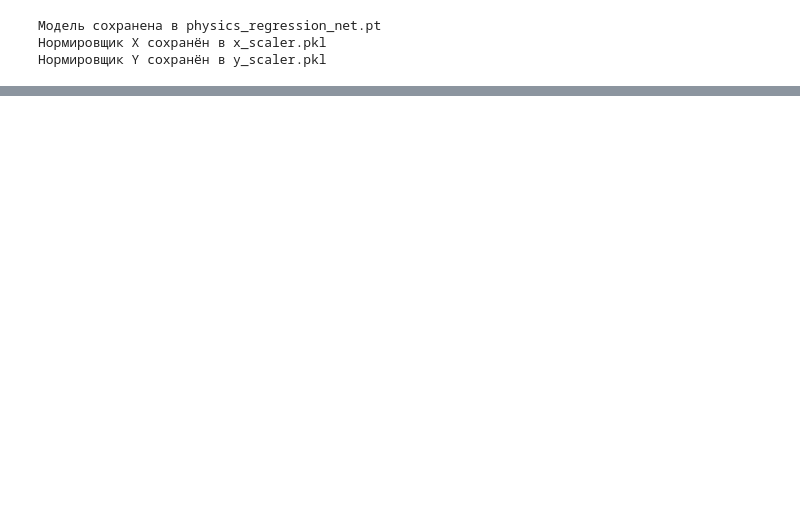
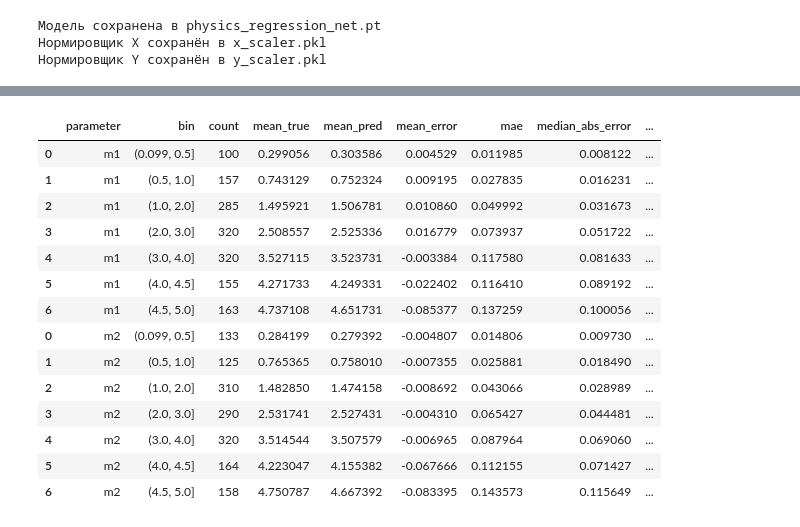
Before and after one commit to appu-frog/VKR, a Jupyter notebook: VKR1.ipynb, the cells around one changed output, grey strips where cells are left out. Cells and saved outputs as stored; diff of their text form; code cells hidden in the pictures; blank space fills up the shorter version.

```diff
--- a/VKR1.ipynb
+++ b/VKR1.ipynb
@@ -1045,0 +1168,10 @@ Valid reconstructed samples: 1500 from 1500
+# %%
+model_log, history_log = train_model(
+    model=model_log,
+    train_loader=train_loader_log,
+    val_loader=val_loader_log,
+    epochs=200,
+    learning_rate=0.001,
+    weight_decay=0.0001,
+    patience=30
+)
@@ -1045,0 +1319,71 @@ Valid reconstructed samples: 1500 from 1500
+# %%
+def make_error_bins_report(true_values, pred_values, parameter_name, bins):
+    errors = pred_values - true_values
+    abs_errors = np.abs(errors)
+
+    temp_df = pd.DataFrame({
+        "true": true_values,
+        "pred": pred_values,
+        "error": errors,
+        "abs_error": abs_errors
+    })
+
+    temp_df["bin"] = pd.cut(
+        temp_df["true"],
+        bins=bins,
+        include_lowest=True
+    )
+
+    report = temp_df.groupby("bin", observed=False).agg(
+        count=("true", "count"),
+        mean_true=("true", "mean"),
+        mean_pred=("pred", "mean"),
+        mean_error=("error", "mean"),
+        mae=("abs_error", "mean"),
+        median_abs_error=("abs_error", "median"),
+        p95_abs_error=("abs_error", lambda x: np.percentile(x, 95))
+    ).reset_index()
+
+    report.insert(0, "parameter", parameter_name)
+
+    return report
+
+
+m_bins = [0.1, 0.5, 1.0, 2.0, 3.0, 4.0, 4.5, 5.0]
+
+m1_report = make_error_bins_report(
+    Y_true_test[:, 1],
+    Y_pred_test[:, 1],
+    "m1",
+    m_bins
+)
+
+m2_report = make_error_bins_report(
+    Y_true_test[:, 3],
+    Y_pred_test[:, 3],
+    "m2",
+    m_bins
+)
+
+mass_bins_report_df = pd.concat(
+    [m1_report, m2_report],
+    axis=0
+)
+
+mass_bins_report_df
+# %% [output]
+|  | parameter | bin | count | mean_true | mean_pred | mean_error | mae | median_abs_error | ... |
+| 0 | m1 | (0.099, 0.5] | 100 | 0.299056 | 0.303586 | 0.004529 | 0.011985 | 0.008122 | ... |
+| 1 | m1 | (0.5, 1.0] | 157 | 0.743129 | 0.752324 | 0.009195 | 0.027835 | 0.016231 | ... |
+| 2 | m1 | (1.0, 2.0] | 285 | 1.495921 | 1.506781 | 0.010860 | 0.049992 | 0.031673 | ... |
+| 3 | m1 | (2.0, 3.0] | 320 | 2.508557 | 2.525336 | 0.016779 | 0.073937 | 0.051722 | ... |
+| 4 | m1 | (3.0, 4.0] | 320 | 3.527115 | 3.523731 | -0.003384 | 0.117580 | 0.081633 | ... |
+| 5 | m1 | (4.0, 4.5] | 155 | 4.271733 | 4.249331 | -0.022402 | 0.116410 | 0.089192 | ... |
+| 6 | m1 | (4.5, 5.0] | 163 | 4.737108 | 4.651731 | -0.085377 | 0.137259 | 0.100056 | ... |
+| 0 | m2 | (0.099, 0.5] | 133 | 0.284199 | 0.279392 | -0.004807 | 0.014806 | 0.009730 | ... |
+| 1 | m2 | (0.5, 1.0] | 125 | 0.765365 | 0.758010 | -0.007355 | 0.025881 | 0.018490 | ... |
+| 2 | m2 | (1.0, 2.0] | 310 | 1.482850 | 1.474158 | -0.008692 | 0.043066 | 0.028989 | ... |
+| 3 | m2 | (2.0, 3.0] | 290 | 2.531741 | 2.527431 | -0.004310 | 0.065427 | 0.044481 | ... |
+| 4 | m2 | (3.0, 4.0] | 320 | 3.514544 | 3.507579 | -0.006965 | 0.087964 | 0.069060 | ... |
+| 5 | m2 | (4.0, 4.5] | 164 | 4.223047 | 4.155382 | -0.067666 | 0.112155 | 0.071427 | ... |
+| 6 | m2 | (4.5, 5.0] | 158 | 4.750787 | 4.667392 | -0.083395 | 0.143573 | 0.115649 | ... |
```
Also changed, not shown: parts of 29 cells of this notebook, 6 other files.
